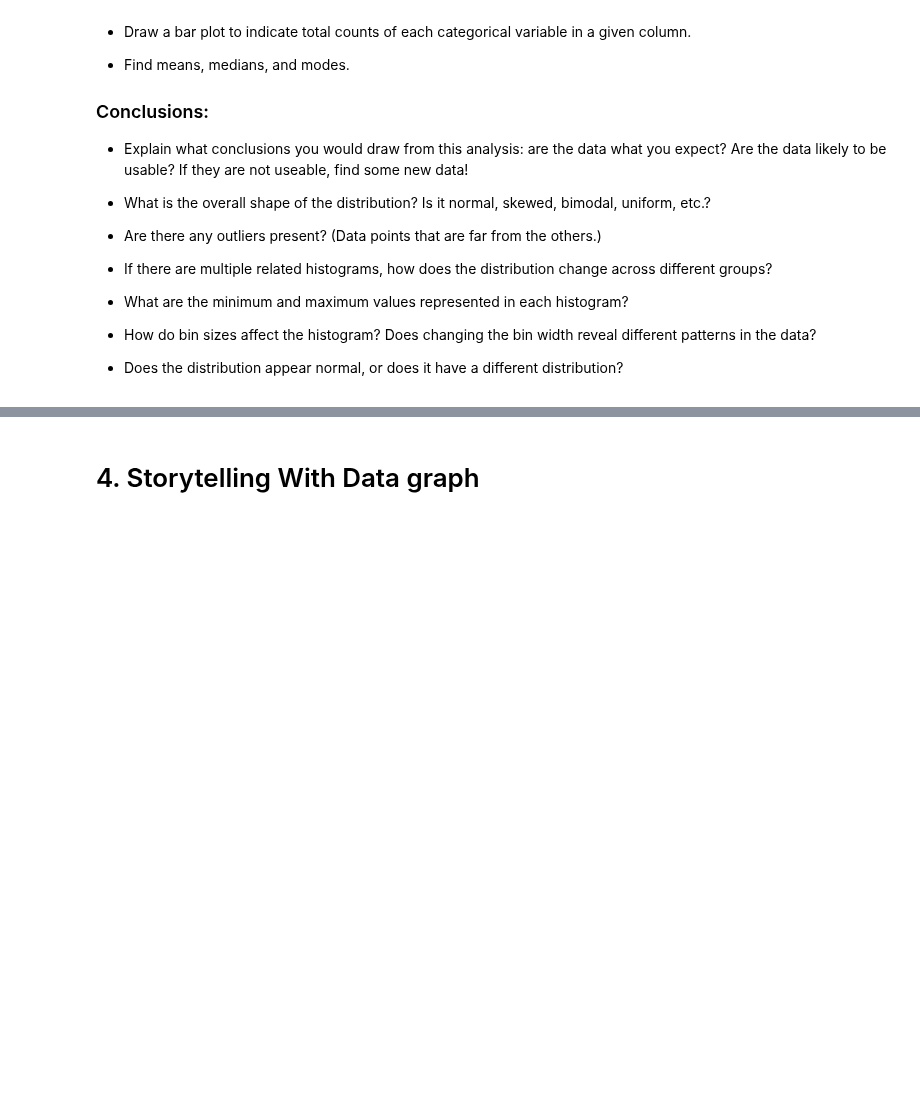
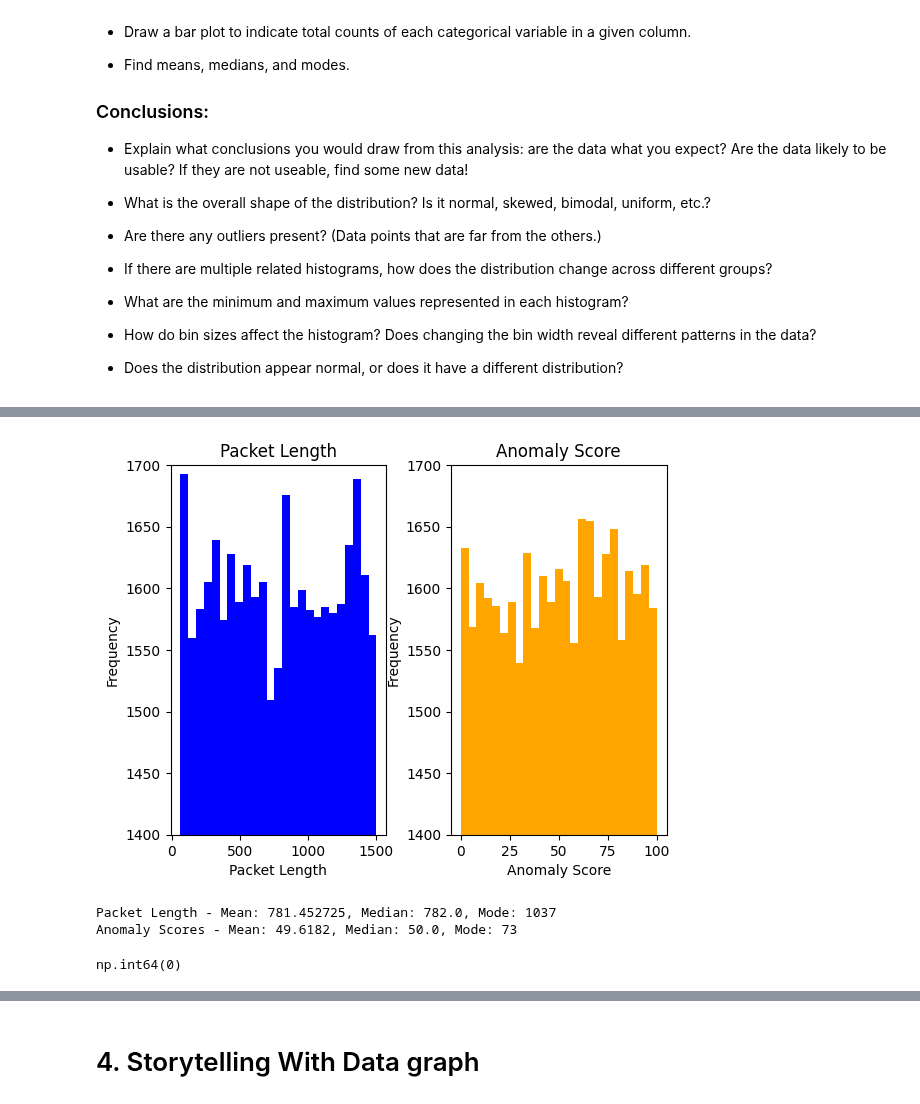
Before and after one commit to alr6qr/2025-spring-B2, a Jupyter notebook: Week4.ipynb, the cells around one changed output, grey strips where cells are left out. Drawn from its saved outputs; the diff is of its cells as text; code cells hidden in the pictures; blank space fills up the shorter version.

```diff
--- a/Week4.ipynb
+++ b/Week4.ipynb
@@ -71,0 +74,23 @@ FileNotFoundError: [Errno 2] No such file or directory: 'Cyber\\ Security\\ Data
+# %%
+# Cyber Security Attack Data
+
+security_data = pd.read_csv("cybersecurity_attacks.csv", header=0)
+
+object_columns = [
+    'User Information', 'Geo-location Data', 'Device Information', 'Proxy Information',
+    'Payload Data', 'Source IP', 'Source Port',
+    'Destination IP', 'Destination Port' ]
+numeric_columns = [
+    'Packet Length', 'Anomaly Scores' ]
+
+for column in security_data.columns:
+    if column not in object_columns and column not in numeric_columns:
+        security_data[column] = security_data[column].astype('category')
+    if column in object_columns:
+        security_data[column] = security_data[column].astype('object')
+    if column in numeric_columns:
+        security_data[column] = security_data[column].astype('int')
+security_data['Timestamp'] = pd.to_datetime(security_data['Timestamp'], errors='coerce')
+
+security_data.info()
+security_data.head()
@@ -71,0 +122,51 @@ FileNotFoundError: [Errno 2] No such file or directory: 'Cyber\\ Security\\ Data
+# %%
+# Histograms
+fig, ax = plt.subplots(1, 2)
+
+ax[0].hist(security_data["Packet Length"].dropna(), bins=25, color='blue')
+ax[0].set_title("Packet Length")
+ax[0].set_xlabel("Packet Length")
+ax[0].set_ylabel("Frequency")
+ax[0].set_ylim((1400,1700))
+
+ax[1].hist(security_data["Anomaly Scores"].dropna(), bins=25, color='orange')
+ax[1].set_title("Anomaly Score")
+ax[1].set_xlabel("Anomaly Score")
+ax[1].set_ylabel("Frequency")
+ax[1].set_ylim((1400,1700))
+
+plt.subplots_adjust(wspace=0.3)
+plt.show()
+# %% [output]
+[figure, added]
+# %%
+packet_length = security_data['Packet Length'].dropna()
+anomaly_scores = security_data['Anomaly Scores'].dropna()
+
+# Mean
+mean_packet_length = packet_length.mean()
+mean_anomaly_scores = anomaly_scores.mean()
+
+# Median
+median_packet_length = packet_length.median()
+median_anomaly_scores = anomaly_scores.median()
+
+# Mode
+mode_packet_length = packet_length.mode()[0]
+mode_anomaly_scores = anomaly_scores.mode()[0]
+
+print(f"Packet Length - Mean: {mean_packet_length}, Median: {median_packet_length}, Mode: {mode_packet_length}")
+print(f"Anomaly Scores - Mean: {mean_anomaly_scores}, Median: {median_anomaly_scores}, Mode: {mode_anomaly_scores}")
+
+# Outlier Check
+Q1 = security_data[numeric_columns].quantile(0.25)
+Q3 = security_data[numeric_columns].quantile(0.75)
+IQR = Q3 - Q1
+outliers_iqr = (security_data[numeric_columns] < (Q1 - 1.5 * IQR)) | (security_data[numeric_columns] > (Q3 + 1.5 * IQR))
+outliers_iqr_count = outliers_iqr.sum(axis=0)
+total_outliers_iqr = outliers_iqr_count.sum()
+total_outliers_iqr
+# %% [output]
+Packet Length - Mean: 781.452725, Median: 782.0, Mode: 1037
+Anomaly Scores - Mean: 49.6182, Median: 50.0, Mode: 73
+np.int64(0)
```
Also changed, not shown: parts of 15 cells of this notebook.
